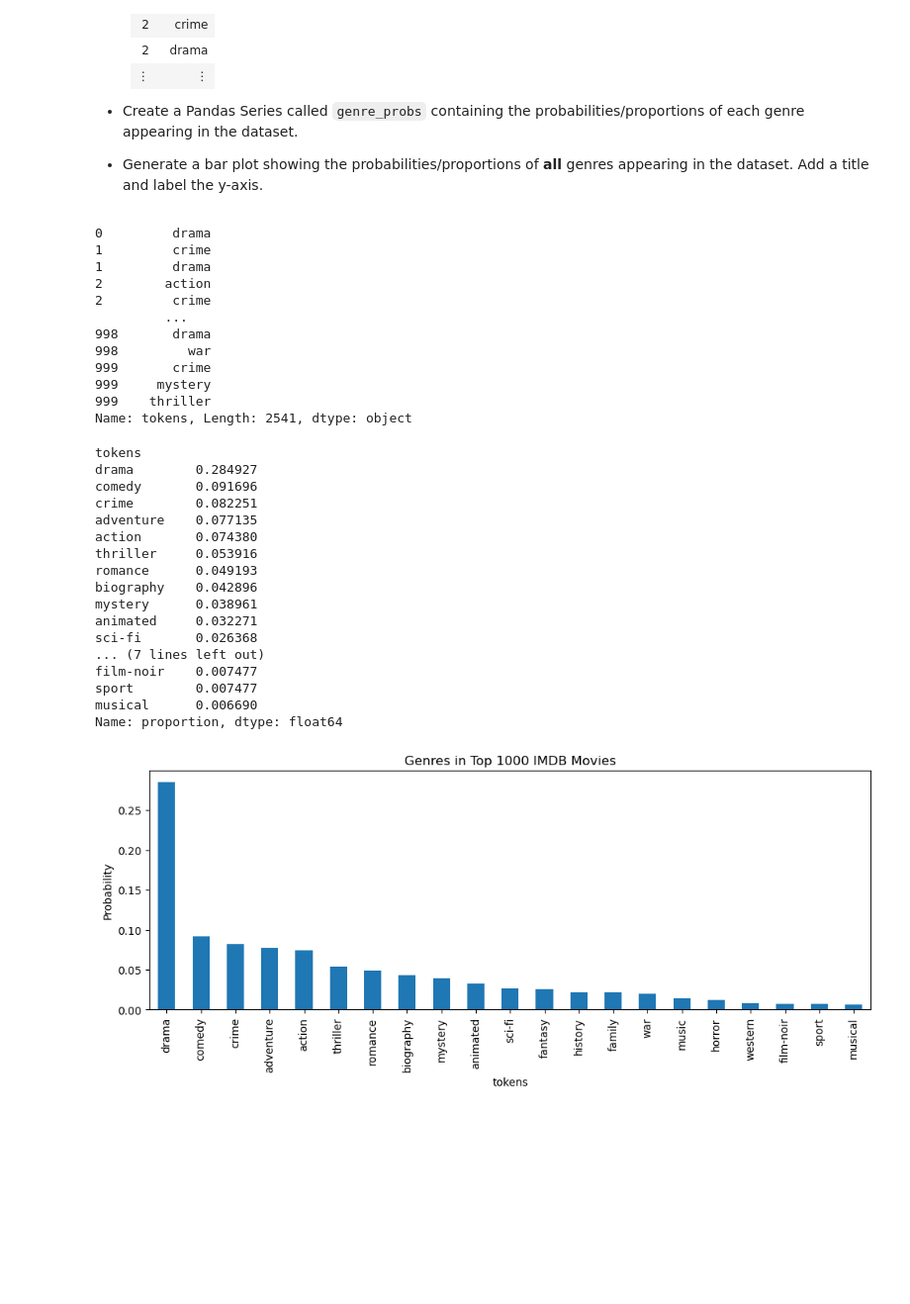
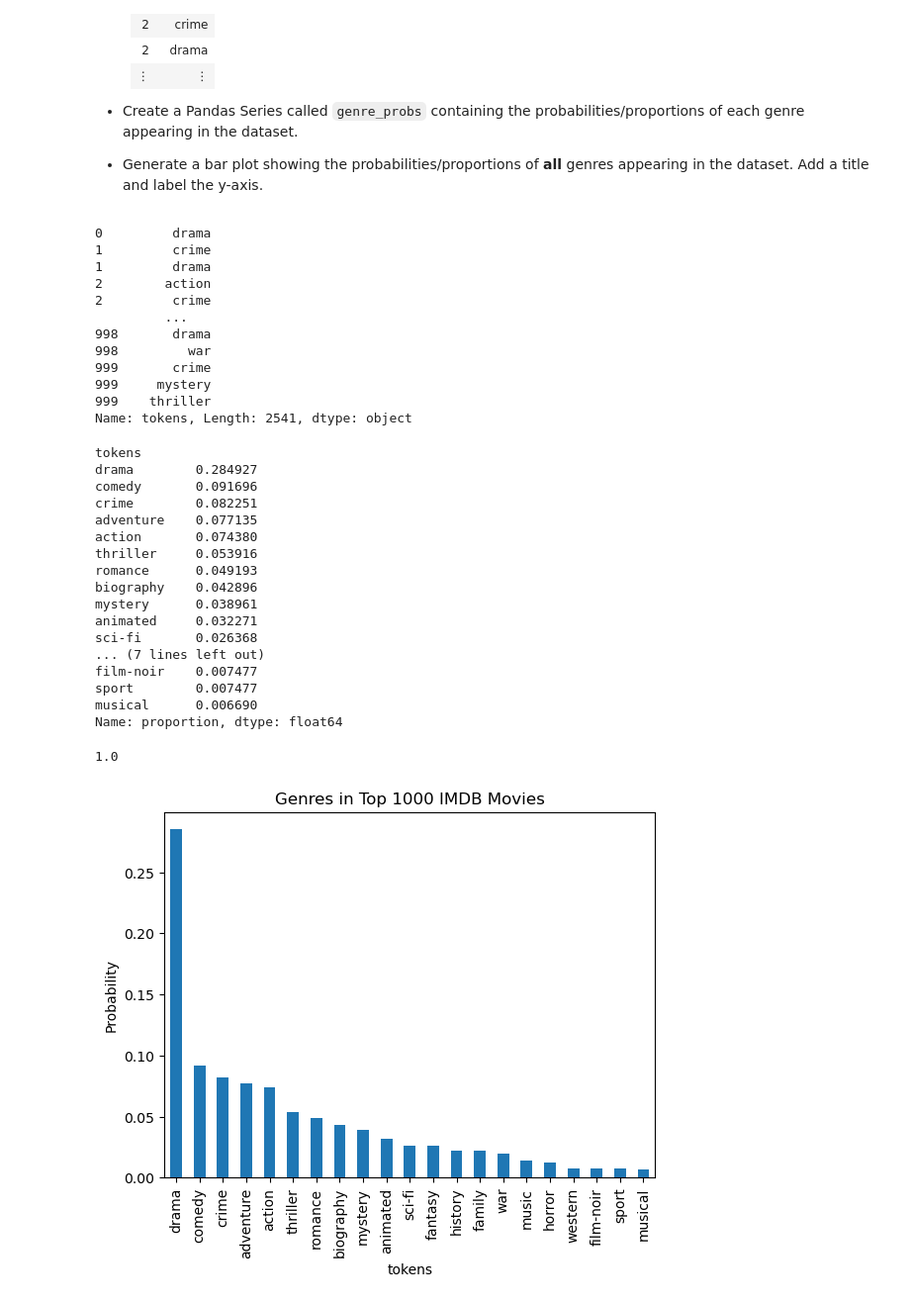
Before and after one commit to Cynthiah0503/qtm151fall2025, a Jupyter notebook: Lecture_24-trigrams/Lecture24.ipynb, the cells around one changed output. Shown at 99% size. Cells and saved outputs as stored; diff of their text form; code cells hidden in the pictures; blank space fills up the shorter version.

```diff
--- a/Lecture_24-trigrams/Lecture24.ipynb
+++ b/Lecture_24-trigrams/Lecture24.ipynb
@@ -591,7 +617,7 @@ df_music[bb]
 # %%
 # your code here
 #make output lower case tokens
-df["tokens"] = df["Genre"].str.lower().str.findall("[A-Za-z-]+").apply(tuple)
+df["tokens"] = df["Genre"].fillna("").str.lower().str.findall("[A-Za-z'-]+").apply(tuple)
 
 #.str.lower() make everything lower case before finding tokens
 #("[A-Za-z-]+") make every word with capital or lowercase letters and hyphens to consider as 1 word
@@ -656,41 +682,42 @@ genre_probs = genre_appearances.value_counts(normalize=True)
 
 display(genre_probs)
 
-sum(genre_probs)
+print(sum(genre_probs))
 
 #make a bar plot of all the genres
-genre_probs.plot(kind='bar', figsize=(12,4))
+genre_probs.plot(kind='bar')
 plt.title("Genres in Top 1000 IMDB Movies")
 plt.ylabel("Probability")
 plt.show()
 # %% [output]
 0         drama
 1         crime
 1         drama
 2        action
 2         crime
          ...
 998       drama
 998         war
 999       crime
 999     mystery
 999    thriller
 Name: tokens, Length: 2541, dtype: object
 tokens
 drama        0.284927
 comedy       0.091696
 crime        0.082251
 adventure    0.077135
 action       0.074380
 thriller     0.053916
 romance      0.049193
 biography    0.042896
 mystery      0.038961
 animated     0.032271
 sci-fi       0.026368
 ... (7 lines left out)
 film-noir    0.007477
 sport        0.007477
 musical      0.006690
 Name: proportion, dtype: float64
+1.0
-[figure, old version]
+[figure, new version]
```
Also changed, not shown: parts of 4 cells of this notebook.
